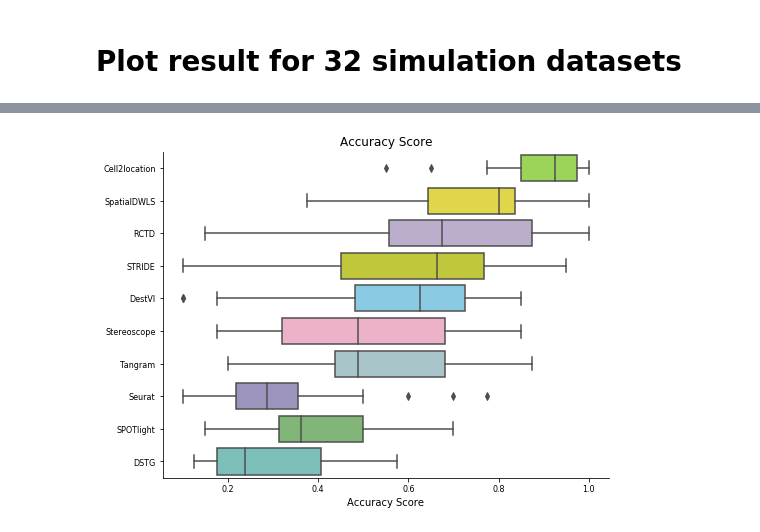
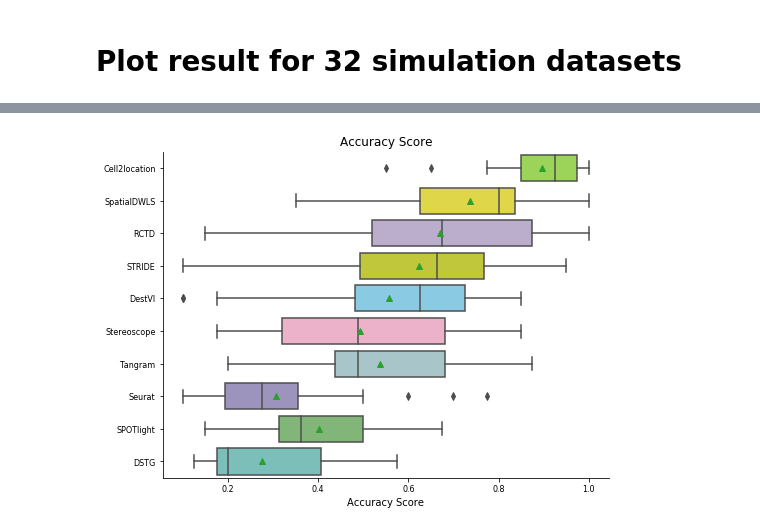
Before and after one commit to QuKunLab/SpatialBenchmarking, a Jupyter notebook: BLAST_CelltypeDeconvolution.ipynb, the cells around one changed output, grey strips where cells are left out. Cells and saved outputs as stored; diff of their text form; code cells hidden in the pictures.

```diff
--- a/BLAST_CelltypeDeconvolution.ipynb
+++ b/BLAST_CelltypeDeconvolution.ipynb
@@ -625,12 +625,12 @@ def get_dataset_results(dataset):
     RCTD_results = get_RCTD_results(f'FigureData/Figure4/32SimulationData/DeconvolutionPrediction/RCTD_dataset{dataset}_ds_results.csv',celltype=celltype)
     c2l_results = get_c2l_results(f'FigureData/Figure4/32SimulationData/DeconvolutionPrediction/c2l_dataset{dataset}_ds10_results.csv',celltype=celltype)
     tangram_results = get_tangram_results(f'FigureData/Figure4/32SimulationData/DeconvolutionPrediction/tangram_dataset{dataset}_ds_results.csv',celltype=celltype)
-    seurat_results = get_seurat_results(f'FigureData/Figure4/32SimulationData/DeconvolutionPrediction/seurat_dataset{dataset}_results.csv',celltype=celltype)
+    seurat_results = get_seurat_results(f'FigureData/Figure4/32SimulationData/DeconvolutionPrediction/seurat_dataset{dataset}_ds_results.csv',celltype=celltype)
     stereo_results = get_stereo_results(f'FigureData/Figure4/32SimulationData/DeconvolutionPrediction/stereo_dataset{dataset}_ds_results.csv',celltype=celltype)
     spotlight_results = get_spotlight_results(f'FigureData/Figure4/32SimulationData/DeconvolutionPrediction/spotlight_dataset{dataset}_ds_results.csv',celltype=celltype)
     spatialdwls_results = get_spatialdwls_results(f'FigureData/Figure4/32SimulationData/DeconvolutionPrediction/spatialdwls_dataset{dataset}_ds_results.csv',celltype=celltype)
     destvi_results = get_destvi_results(f'FigureData/Figure4/32SimulationData/DeconvolutionPrediction/destvi_dataset{dataset}_ds_results.csv',celltype=celltype)
-    stride_results = get_stride_results(f'FigureData/Figure4/32SimulationData/DeconvolutionPrediction/STRIDE/stride_dataset{dataset}/dataset{dataset}_spot_celltype_frac.txt',celltype=celltype)
+    stride_results = get_stride_results(f'FigureData/Figure4/32SimulationData/DeconvolutionPrediction/dataset{dataset}_spot_celltype_frac.txt',celltype=celltype)
     dstg_results = get_dstg_results(f'FigureData/Figure4/32SimulationData/DeconvolutionPrediction/DSTG/dataset{dataset}/',celltype=celltype)
     return gd,RCTD_results,c2l_results,tangram_results,seurat_results,stereo_results,spotlight_results,spatialdwls_results,destvi_results,stride_results,dstg_results
 # %% [markdown]
@@ -666,9 +666,6 @@ def compare_results(gd,result_list,metric='pcc',columns=None,axis=1):
     if metric=='pcc':
         func = pearsonr
         r_ind = 0
-    if metric=='mae':
-        func = mae
-        r_ind = None
     if metric=='jsd':
         func = jensenshannon
         r_ind = None
@@ -700,7 +697,7 @@ def compare_results(gd,result_list,metric='pcc',columns=None,axis=1):
     else:
         df_list = []
         for n,res in enumerate(result_list):
-            print('- '+str(n))
+            #print('- '+str(n))
             c_list = []
             if axis == 1:
                 for i,c in enumerate(gd.columns):
@@ -904,32 +901,32 @@ make_score(Dataset, Tools, path_output)
 def make_all_score(dataset_all):
     score_all = pd.DataFrame()
     for dataset in dataset_all:
         prefix = 'Dataset' + dataset
         a = pd.read_csv(path + '/Accuracy_Rank/' + prefix + "_score.txt",header=0,index_col=0)
         score_all=pd.concat([score_all,a],axis=0)
     return score_all
 all_datasets = np.array(['1','2','3','4','5','6','7','8','9','10','11','12','13','14','15','16','1_r','2_r','3_r','4_r','5_r','6_r','7_r','8_r','9_r','10_r','11_r','12_r','13_r','14_r','15_r','16_r'])
 Score = make_all_score(all_datasets)
 Score.to_csv(path + "/Accuracy_Rank/Score.txt",header=1, index=1)
 
 order = ['Cell2location','SpatialDWLS','RCTD','STRIDE','DestVI', 'Stereoscope','Tangram','Seurat', 'SPOTlight', 'DSTG']
 
 def plot_all(df, name, order, palette):
     df_all = pd.DataFrame(df.sum(axis=1).values,index = df.index.values,columns=['merge'])
     df_all = df_all/4
 
     plt.figure(figsize=(8, 6))
-    axes =sns.boxplot(x= 'merge',y= df_all.index.values, data=df_all ,palette=palette,order=order)
+    axes =sns.boxplot(x= 'merge',y= df_all.index.values, data=df_all ,palette=palette,order=order,showmeans = True)
     axes.set_xlabel(name, fontsize=10)
     axes.set_ylabel('', fontsize=10)
     axes.spines['top'].set_visible(False)
     axes.spines['right'].set_visible(False)
     plt.xticks(fontsize=8)
     plt.yticks(fontsize=8)
     plt.title('Accuracy Score')
     plt.show()
     return df_all
 
 DataAS = plot_all(Score, 'Accuracy Score', order, palette)
 # %% [output]
-[figure, old version]
+[figure, new version]
```
Also changed, not shown: parts of 2 cells of this notebook, 4 other files.
